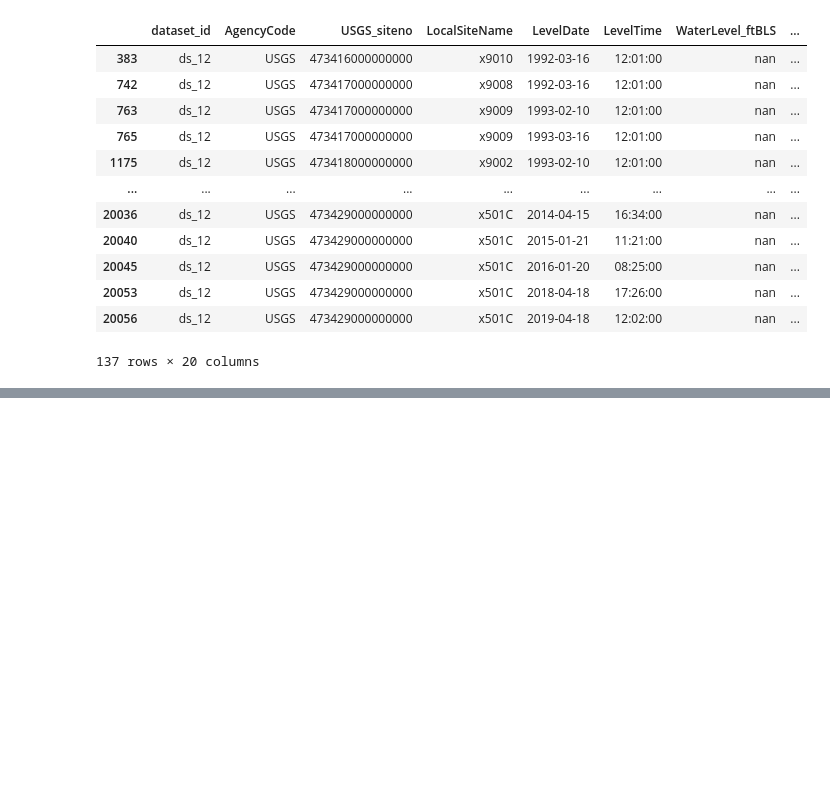
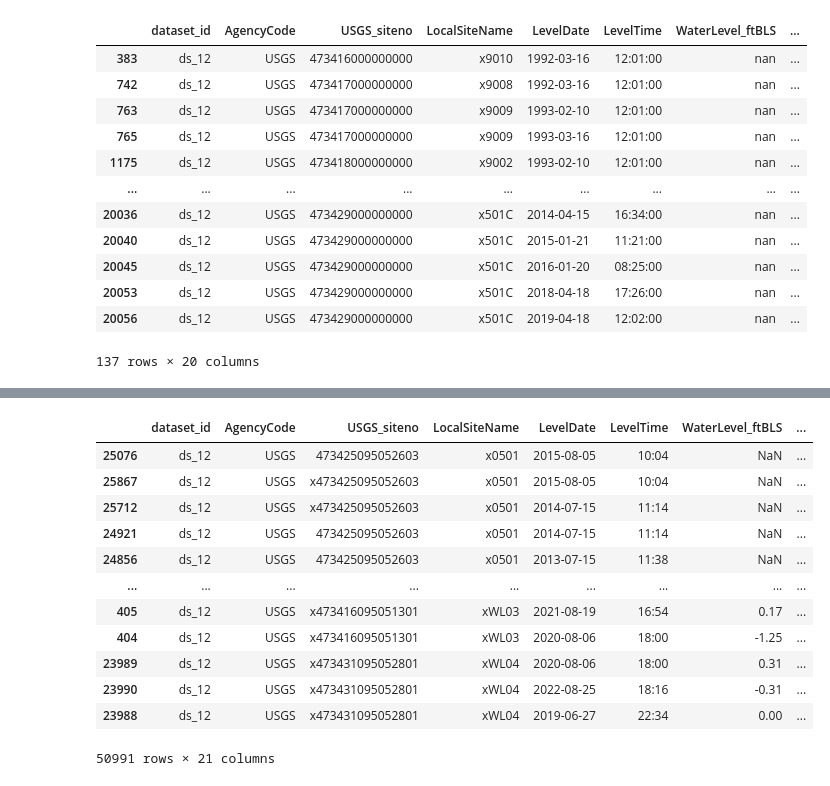
Before and after one commit to BojanMilinic/bemidji, a Jupyter notebook: 03_master_oil_water_level.ipynb, the cells around one changed output, grey strips where cells are left out. Drawn from its saved outputs; the diff is of its cells as text; code cells hidden in the pictures; blank space fills up the shorter version.

```diff
--- a/03_master_oil_water_level.ipynb
+++ b/03_master_oil_water_level.ipynb
@@ -1694,0 +1674,19 @@ search_dataframe(df_master, 'Water level was affected by ice')
+# %%
+# Read in R output after investigating the encoding
+
+import chardet
+file_path = r"P:\0083\analysis\DataCompilation\DataCompilationR\CreateMasterWaterOilLevelDataSet\outputs\2021-04-27_tblds_12_WaterAndOilLevels.csv"
+# (r)ead a file's (b)inary
+file = open(file_path, 'rb')
+# store as raw data
+raw_data = file.read()
+# close the file
+file.close()
+# check encoding with chardet
+result = chardet.detect(raw_data)
+print("Result: ", result)
+encoding = result['encoding']
+print(f"Detected potential encoding: {encoding}")
+
+# use the encoding to read the csv
+dfr = pd.read_csv(file_path, encoding=encoding)
@@ -1694,0 +1696,6 @@ search_dataframe(df_master, 'Water level was affected by ice')
+# %%
+dfpy['origin'] = 'python'
+dfr['origin'] = 'R'
+# %%
+dfcompare = pd.concat([dfpy, dfr], axis=0)
+dfcompare.keys()
@@ -1694,0 +1711,18 @@ search_dataframe(df_master, 'Water level was affected by ice')
+# %%
+dfcompare.sort_values(by=['LocalSiteName', 'LevelTime','WaterLevel_ftBLS'], inplace=True)
+# %%
+dfcompare
+# %% [output]
+|  | dataset_id | AgencyCode | USGS_siteno | LocalSiteName | LevelDate | LevelTime | WaterLevel_ftBLS | ... |
+| 25076 | ds_12 | USGS | 473425095052603 | x0501 | 2015-08-05 | 10:04 | NaN | ... |
+| 25867 | ds_12 | USGS | x473425095052603 | x0501 | 2015-08-05 | 10:04 | NaN | ... |
+| 25712 | ds_12 | USGS | x473425095052603 | x0501 | 2014-07-15 | 11:14 | NaN | ... |
+| 24921 | ds_12 | USGS | 473425095052603 | x0501 | 2014-07-15 | 11:14 | NaN | ... |
+| 24856 | ds_12 | USGS | 473425095052603 | x0501 | 2013-07-15 | 11:38 | NaN | ... |
+| ... | ... | ... | ... | ... | ... | ... | ... | ... |
+| 405 | ds_12 | USGS | x473416095051301 | xWL03 | 2021-08-19 | 16:54 | 0.17 | ... |
+| 404 | ds_12 | USGS | x473416095051301 | xWL03 | 2020-08-06 | 18:00 | -1.25 | ... |
+| 23989 | ds_12 | USGS | x473431095052801 | xWL04 | 2020-08-06 | 18:00 | 0.31 | ... |
+| 23990 | ds_12 | USGS | x473431095052801 | xWL04 | 2022-08-25 | 18:16 | -0.31 | ... |
+| 23988 | ds_12 | USGS | x473431095052801 | xWL04 | 2019-06-27 | 22:34 | 0.00 | ... |
+50991 rows × 21 columns
```
Also changed, not shown: parts of 23 cells of this notebook.
